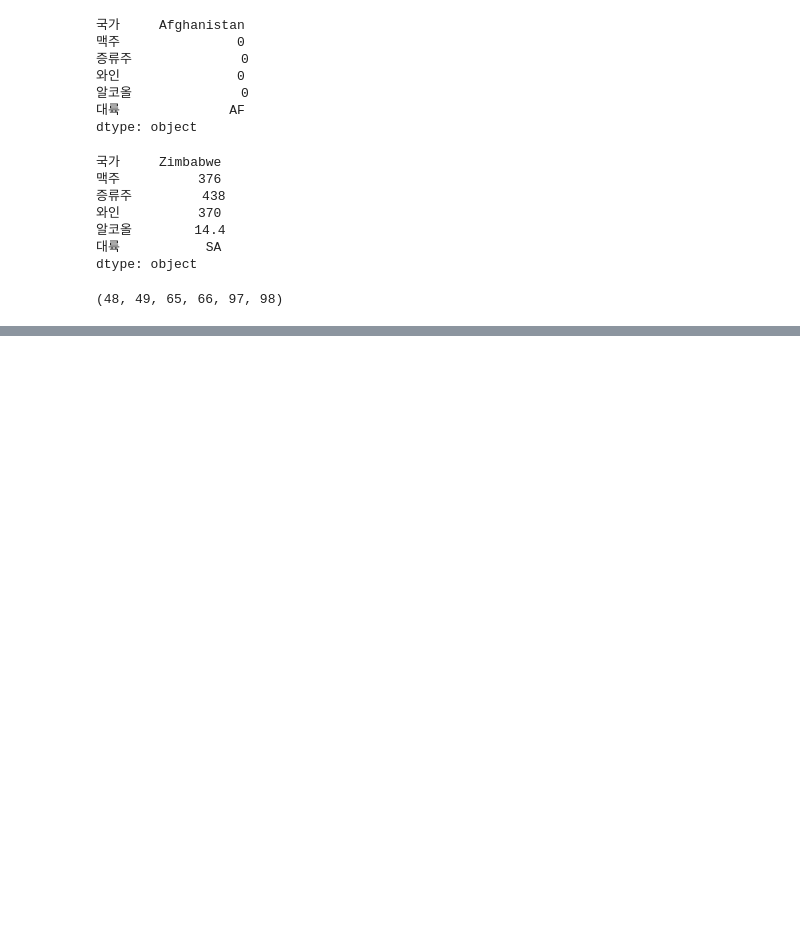
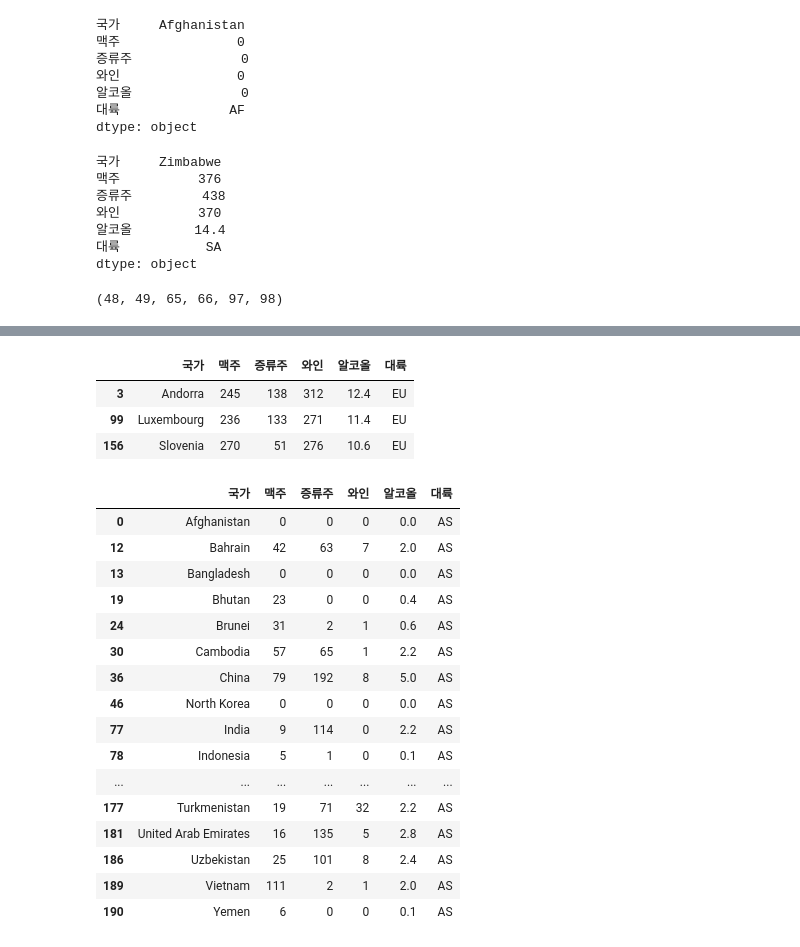
Before and after one commit to orizay/free-fonts, a Jupyter notebook: 데이터_분석_실기_2.ipynb, the cells around one changed output, grey strips where cells are left out. Drawn from its saved outputs; the diff is of its cells as text; code cells hidden in the pictures; blank space fills up the shorter version.

```diff
--- a/데이터_분석_실기_2.ipynb
+++ b/데이터_분석_실기_2.ipynb
@@ -437,0 +466,4 @@ ord('0'), ord('1'), ord('A'), ord('B'), ord('a'), ord('b')
+# %%
+# pandas의 max_rows, max_columns 설정
+pd.set_option('display.max_rows', 200)
+pd.set_option('display.max_columns', 10)
@@ -437,0 +491,29 @@ ord('0'), ord('1'), ord('A'), ord('B'), ord('a'), ord('b')
+# %%
+#[2-24] 맥주소비량이 230 초과이면서, 와인 소비량이ㅣ 230 초과인 나라를 검색해보자
+df[(df['맥주'] > 230) & (df['와인'] > 230)]
+# %% [output]
+|  | 국가 | 맥주 | 증류주 | 와인 | 알코올 | 대륙 |
+| 3 | Andorra | 245 | 138 | 312 | 12.4 | EU |
+| 99 | Luxembourg | 236 | 133 | 271 | 11.4 | EU |
+| 156 | Slovenia | 270 | 51 | 276 | 10.6 | EU |
+# %%
+#[2-24] 대륙이 'AS'인 국가들의 정보를 검색해보자
+df[df['대륙'] == 'AS']
+# %% [output]
+|  | 국가 | 맥주 | 증류주 | 와인 | 알코올 | 대륙 |
+| 0 | Afghanistan | 0 | 0 | 0 | 0.0 | AS |
+| 12 | Bahrain | 42 | 63 | 7 | 2.0 | AS |
+| 13 | Bangladesh | 0 | 0 | 0 | 0.0 | AS |
+| 19 | Bhutan | 23 | 0 | 0 | 0.4 | AS |
+| 24 | Brunei | 31 | 2 | 1 | 0.6 | AS |
+| 30 | Cambodia | 57 | 65 | 1 | 2.2 | AS |
+| 36 | China | 79 | 192 | 8 | 5.0 | AS |
+| 46 | North Korea | 0 | 0 | 0 | 0.0 | AS |
+| 77 | India | 9 | 114 | 0 | 2.2 | AS |
+| 78 | Indonesia | 5 | 1 | 0 | 0.1 | AS |
+| ... | ... | ... | ... | ... | ... | ... |
+| 177 | Turkmenistan | 19 | 71 | 32 | 2.2 | AS |
+| 181 | United Arab Emirates | 16 | 135 | 5 | 2.8 | AS |
+| 186 | Uzbekistan | 25 | 101 | 8 | 2.4 | AS |
+| 189 | Vietnam | 111 | 2 | 1 | 2.0 | AS |
+| 190 | Yemen | 6 | 0 | 0 | 0.1 | AS |
```
Also changed, not shown: parts of 9 cells of this notebook.
